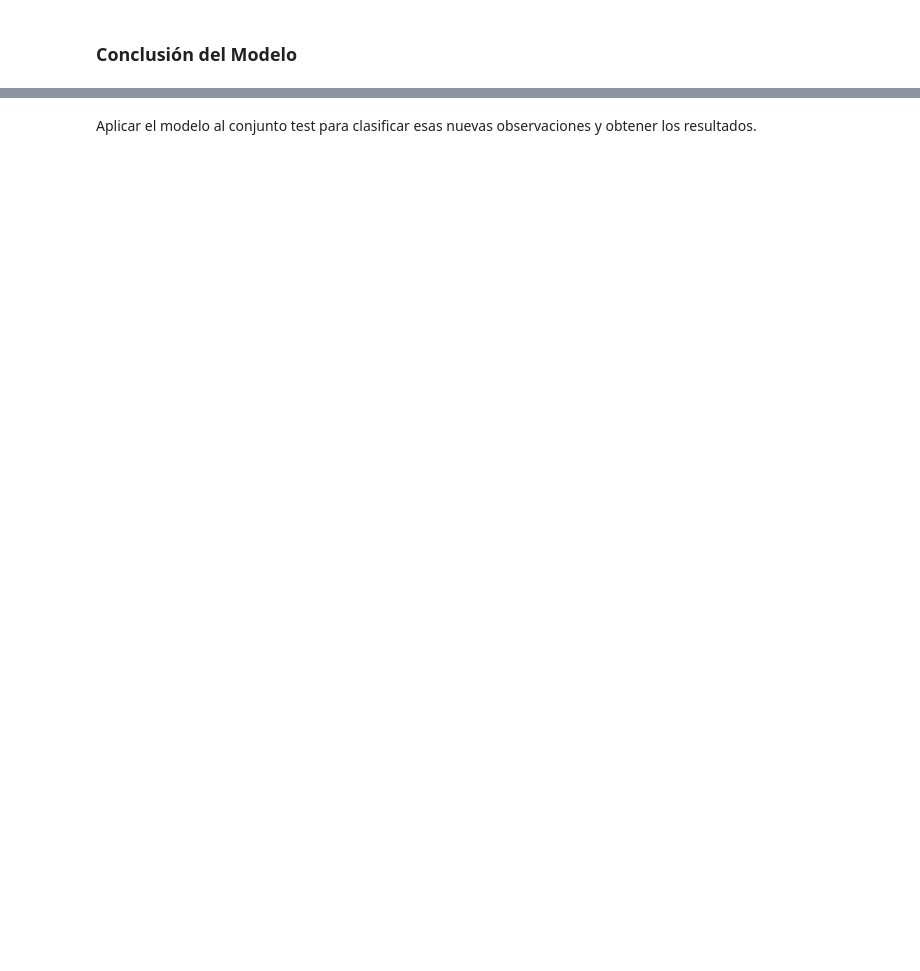
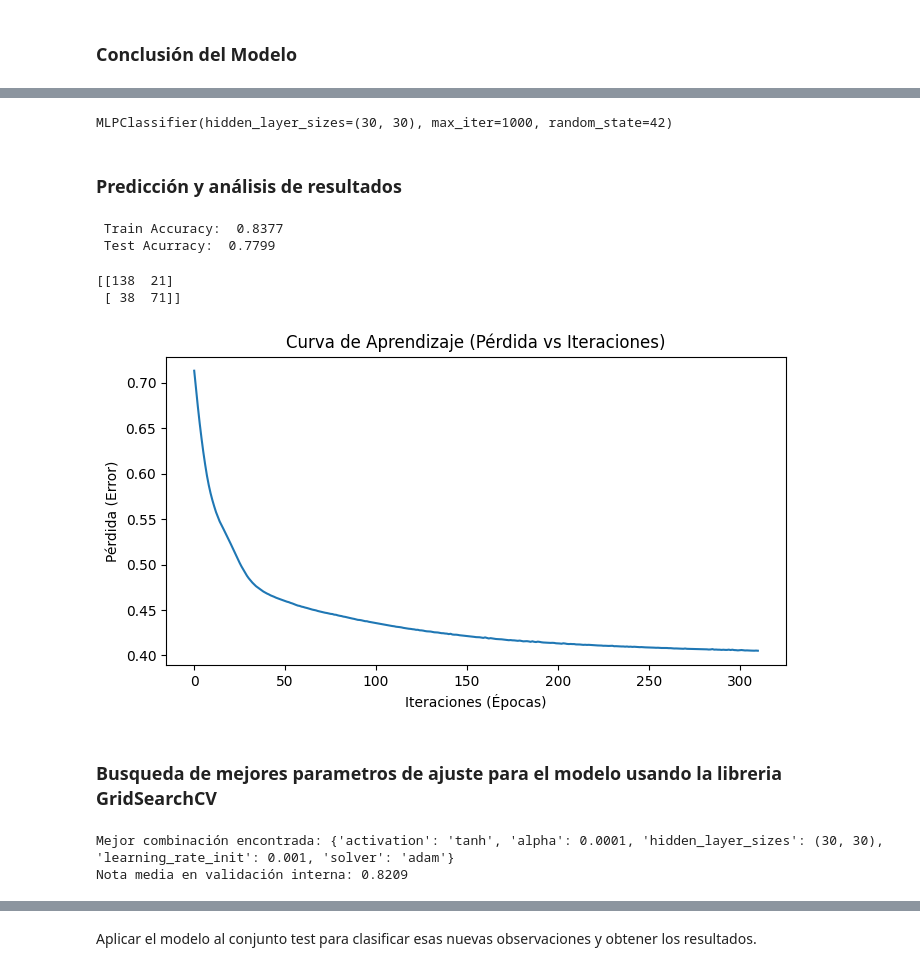
Before and after one commit to ivancepedagomez-sys/Proyecto_Titanic, a Jupyter notebook: Titanic_Project.ipynb, the cells around one changed output, grey strips where cells are left out. Saved outputs shown, nothing was run; the diff lists cells and outputs as text; code cells hidden in the pictures; blank space fills up the shorter version.

Commit message:
Aprendizaje Supervisado algoritmo Perceptrón Multicapa Finalizado

```diff
--- a/Titanic_Project.ipynb
+++ b/Titanic_Project.ipynb
@@ -2634,0 +2756,7 @@ Obtener el error cometido al clasificar:
+# %%
+#Copias df
+X_train_MLP = X_train.copy()
+Y_train_MLP = Y_train.copy()
+X_test_MLP = X_test.copy()
+Y_test_MLP = Y_test.copy()
+X_final_MLP = X_final.copy()
@@ -2634,0 +2802,4 @@ Obtener el error cometido al clasificar:
+# %%
+#Creamos la red
+
+mlp= MLPClassifier(hidden_layer_sizes=(30, 30), max_iter=1000, random_state=42)
@@ -2634,0 +2808,7 @@ Obtener el error cometido al clasificar:
+# %%
+#entrenamos el modelo
+mlp.fit(X_train_MLP, Y_train_MLP)
+# %% [output]
+MLPClassifier(hidden_layer_sizes=(30, 30), max_iter=1000, random_state=42)
+# %% [markdown]
+### Predicción y análisis de resultados
@@ -2634,0 +2819,58 @@ Obtener el error cometido al clasificar:
+# %%
+#Cálculo de accuracy (Precisión)
+acc_train_MLP = accuracy_score(Y_train_MLP, y_pred_train_MLP)
+acc_test_MLP = accuracy_score(Y_test_MLP, y_pred_test_MLP)
+
+print(f" Train Accuracy: {acc_train_MLP: .4f}")
+print(f" Test Acurracy: {acc_test_MLP: .4f}")
+# %% [output]
+ Train Accuracy:  0.8377
+ Test Acurracy:  0.7799
+# %%
+#Matris de confucción
+cm_mlp = confusion_matrix(Y_test_MLP, y_pred_test_MLP)
+print(cm_mlp)
+# %% [output]
+[[138  21]
+ [ 38  71]]
+# %%
+# --- 4. GRÁFICA DE APRENDIZAJE (LOSS CURVE) ---
+# Esto nos muestra cómo fue bajando el error ciclo tras ciclo
+plt.figure(figsize=(8, 4))
+plt.plot(mlp.loss_curve_)
+plt.title("Curva de Aprendizaje (Pérdida vs Iteraciones)")
+plt.xlabel("Iteraciones (Épocas)")
+plt.ylabel("Pérdida (Error)")
+plt.show()
+# %% [output]
+[figure, added]
+# %% [markdown]
+### Busqueda de mejores parametros de ajuste para el modelo usando la libreria GridSearchCV
+# %%
+from sklearn.model_selection import GridSearchCV
+
+
+#Definimos el "Menú" de opciones a probar
+parametros = {
+    'hidden_layer_sizes': [(50,), (30, 30), (50, 50), (100,)], # Diferentes estructuras
+    'activation': ['tanh', 'relu'],       # Formas de pensar de la neurona
+    'solver': ['adam', 'lbfgs'],          # Algoritmos de optimización
+    'alpha': [0.0001, 0.05],              # Castigo para evitar overfitting
+    'learning_rate_init': [0.001, 0.01]   # Qué tan rápido aprende
+}
+
+# Configuramos el buscador
+# cv=3 significa que valida cruzado 3 veces para estar seguro
+mlp_grid = MLPClassifier(max_iter=2000, random_state=42)
+clf = GridSearchCV(mlp_grid, parametros, n_jobs=-1, cv=3, scoring='accuracy')
+
+#Entrena el modelo
+clf.fit(X_train_MLP, Y_train_MLP)
+
+
+#Resultados de los parametros óptimos
+print(f"Mejor combinación encontrada: {clf.best_params_}")
+print(f"Nota media en validación interna: {clf.best_score_:.4f}")
+# %% [output]
+Mejor combinación encontrada: {'activation': 'tanh', 'alpha': 0.0001, 'hidden_layer_sizes': (30, 30), 'learning_rate_init': 0.001, 'solver': 'adam'}
+Nota media en validación interna: 0.8209
```
Also changed, not shown: parts of 53 cells of this notebook.
